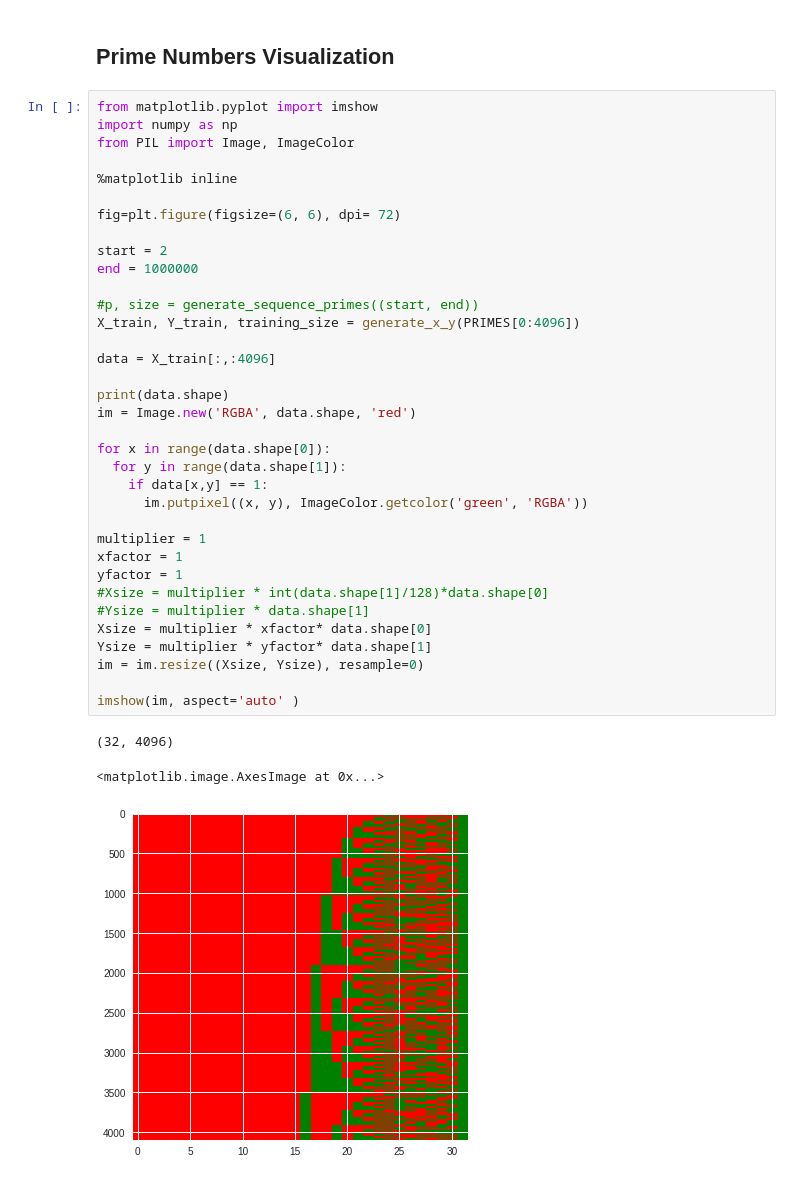
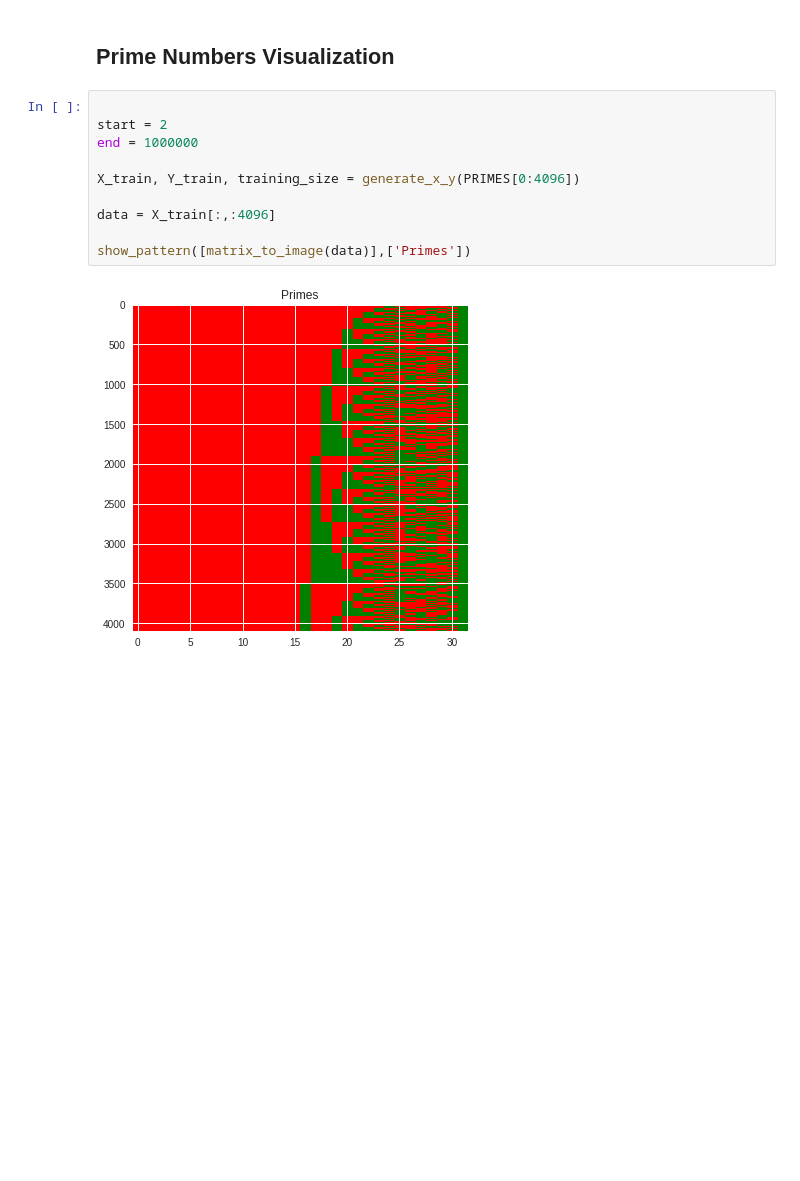
Before and after one commit to yepuv1/primality, a Jupyter notebook: Prime_numbers.ipynb, the cells around one changed output. Cells and saved outputs as stored; diff of their text form; blank space fills up the shorter version.

```diff
--- a/Prime_numbers.ipynb
+++ b/Prime_numbers.ipynb
@@ -566,41 +631,14 @@ Wall time: 1.63 s
 # %% [markdown]
 ## Prime Numbers Visualization
-# %%
-from matplotlib.pyplot import imshow
-import numpy as np
-from PIL import Image, ImageColor
-
-%matplotlib inline
-
-fig=plt.figure(figsize=(6, 6), dpi= 72)
-
-start = 2
-end = 1000000
-
-#p, size = generate_sequence_primes((start, end))
-X_train, Y_train, training_size = generate_x_y(PRIMES[0:4096])
-
-data = X_train[:,:4096]
-
-print(data.shape)
-im = Image.new('RGBA', data.shape, 'red')
-
-for x in range(data.shape[0]):
-  for y in range(data.shape[1]):
-    if data[x,y] == 1:
-      im.putpixel((x, y), ImageColor.getcolor('green', 'RGBA'))
-
-multiplier = 1
-xfactor = 1
-yfactor = 1
-#Xsize = multiplier * int(data.shape[1]/128)*data.shape[0]
-#Ysize = multiplier * data.shape[1]
-Xsize = multiplier * xfactor* data.shape[0]
-Ysize = multiplier * yfactor* data.shape[1]
-im = im.resize((Xsize, Ysize), resample=0)
-
-imshow(im, aspect='auto' )
-# %% [output]
-(32, 4096)
-<matplotlib.image.AxesImage at 0x...>
-[figure, removed]
+# %%
+
+start = 2
+end = 1000000
+
+X_train, Y_train, training_size = generate_x_y(PRIMES[0:4096])
+
+data = X_train[:,:4096]
+
+show_pattern([matrix_to_image(data)],['Primes'])
+# %% [output]
+[figure, added]
```
Also changed, not shown: parts of 19 cells of this notebook.
